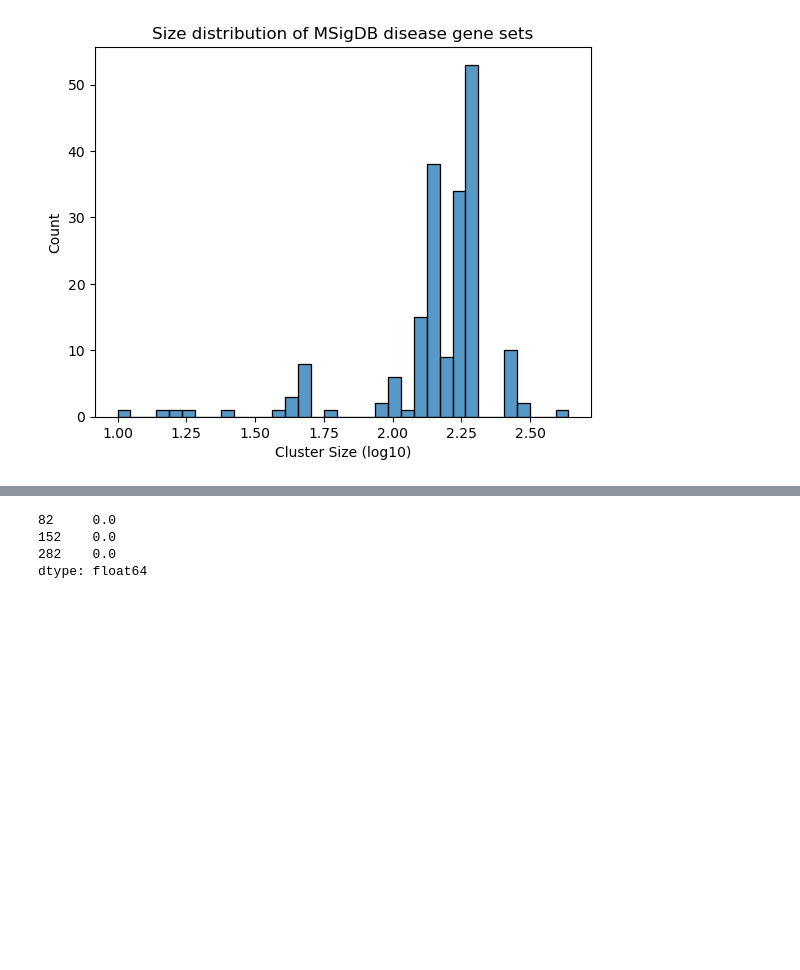
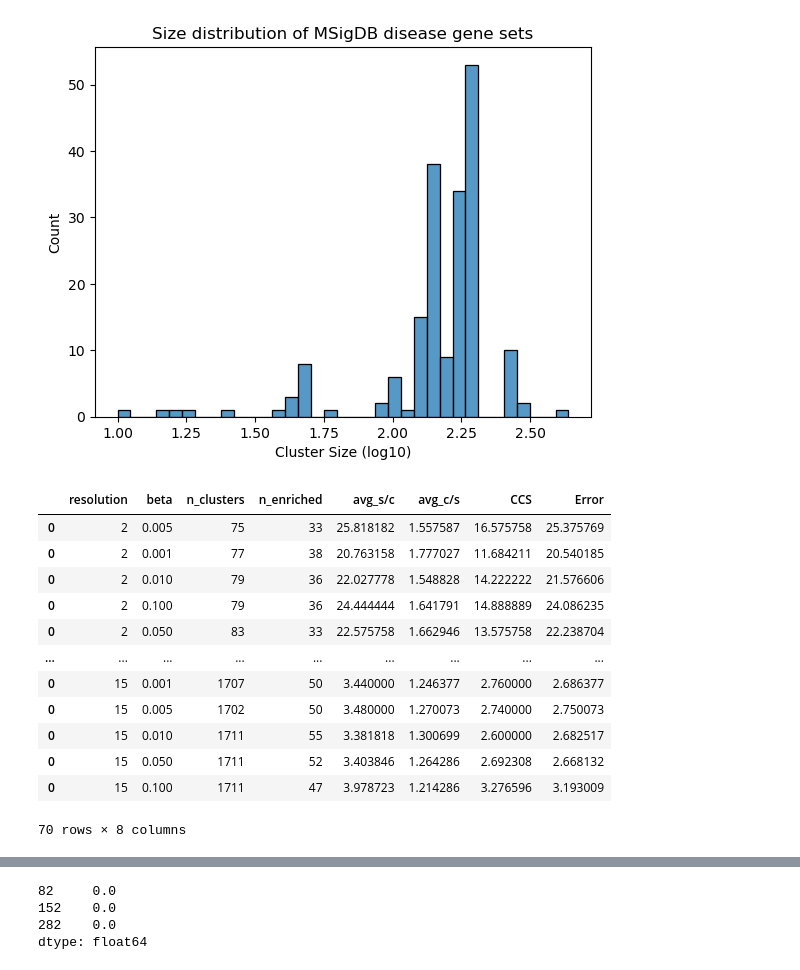
Before and after one commit to ViHoller/regulomeClustering, a Jupyter notebook: analyse_clusters.ipynb, the cells around one changed output, grey strips where cells are left out. Cells and saved outputs as stored; diff of their text form; code cells hidden in the pictures; blank space fills up the shorter version.

```diff
--- a/analyse_clusters.ipynb
+++ b/analyse_clusters.ipynb
@@ -114,3 +127,21 @@ def calculate_CCS(enrichment_dict, threshold=0.01):
 
 
 CCSs = calculate_CCS(msigdb_c3_tft_clust)
+# %%
+CCSs['Error'] = CCSs['avg_s/c'] + CCSs['avg_c/s'] - 2
+
+CCSs.sort_values('resolution')
+# %% [output]
+|  | resolution | beta | n_clusters | n_enriched | avg_s/c | avg_c/s | CCS | Error |
+| 0 | 2 | 0.005 | 75 | 33 | 25.818182 | 1.557587 | 16.575758 | 25.375769 |
+| 0 | 2 | 0.001 | 77 | 38 | 20.763158 | 1.777027 | 11.684211 | 20.540185 |
+| 0 | 2 | 0.010 | 79 | 36 | 22.027778 | 1.548828 | 14.222222 | 21.576606 |
+| 0 | 2 | 0.100 | 79 | 36 | 24.444444 | 1.641791 | 14.888889 | 24.086235 |
+| 0 | 2 | 0.050 | 83 | 33 | 22.575758 | 1.662946 | 13.575758 | 22.238704 |
+| ... | ... | ... | ... | ... | ... | ... | ... | ... |
+| 0 | 15 | 0.001 | 1707 | 50 | 3.440000 | 1.246377 | 2.760000 | 2.686377 |
+| 0 | 15 | 0.005 | 1702 | 50 | 3.480000 | 1.270073 | 2.740000 | 2.750073 |
+| 0 | 15 | 0.010 | 1711 | 55 | 3.381818 | 1.300699 | 2.600000 | 2.682517 |
+| 0 | 15 | 0.050 | 1711 | 52 | 3.403846 | 1.264286 | 2.692308 | 2.668132 |
+| 0 | 15 | 0.100 | 1711 | 47 | 3.978723 | 1.214286 | 3.276596 | 3.193009 |
+70 rows × 8 columns
```
Also changed, not shown: parts of 8 cells of this notebook, 3 other files.
